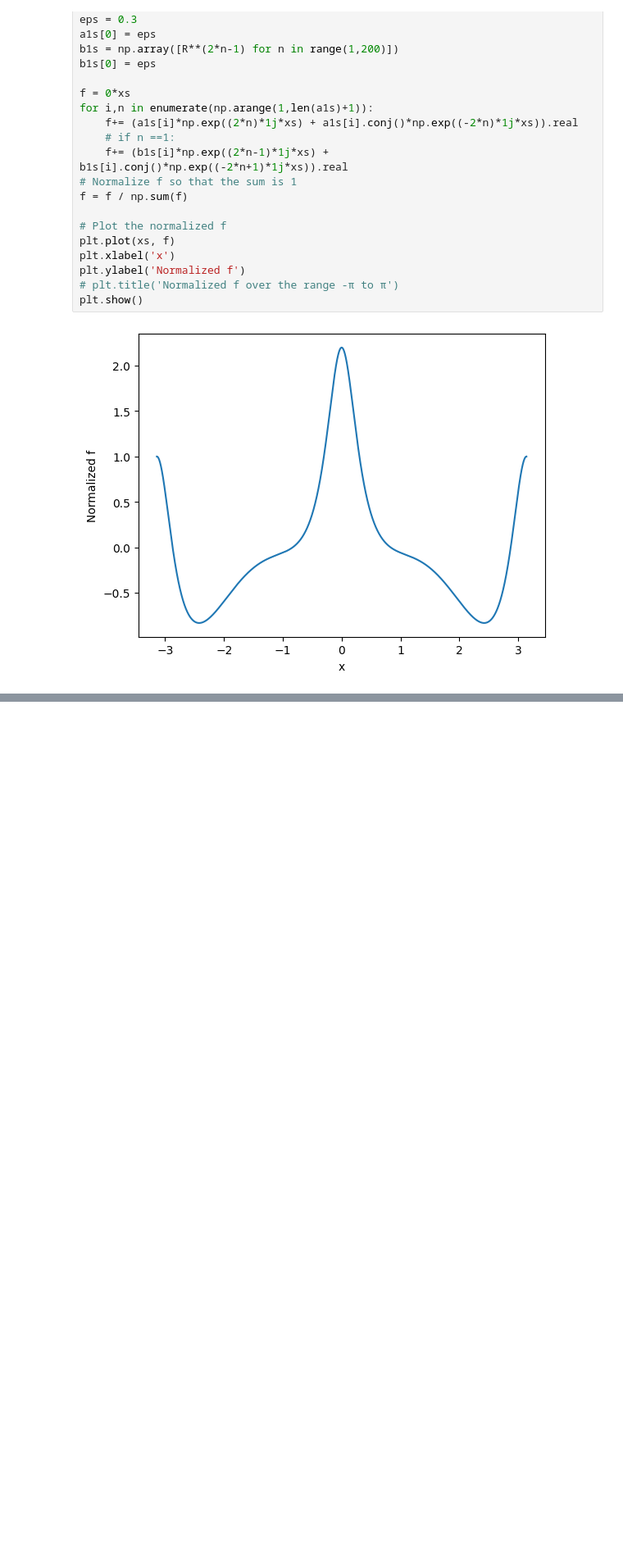
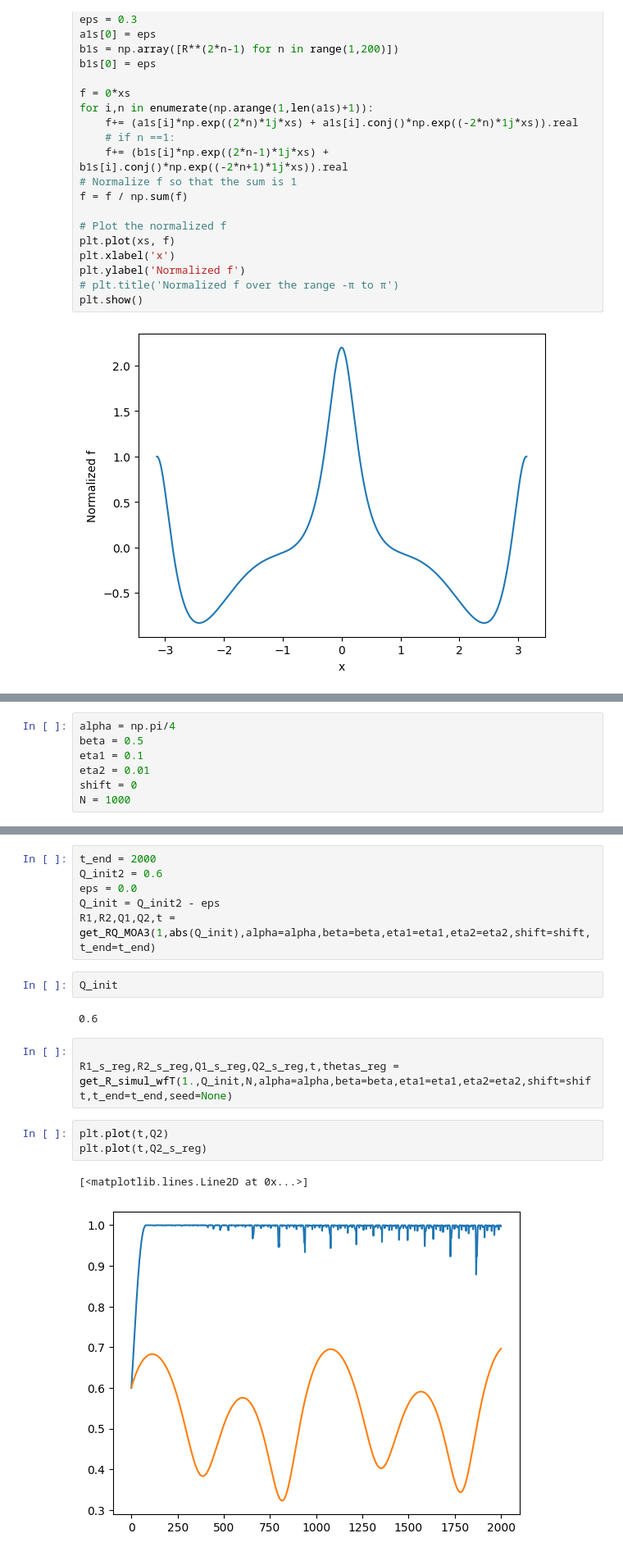
Before and after one commit to Gug-Young/Active_Rotator, a Jupyter notebook: 250123 F with perturbation.ipynb, the cells around one changed output, grey strips where cells are left out. Shown at 82% size. Cells and saved outputs as stored; diff of their text form; blank space fills up the shorter version.

Commit message:
simulation

```diff
--- a/250123 F with perturbation.ipynb
+++ b/250123 F with perturbation.ipynb
@@ -30,0 +42,7 @@ plt.show()
+# %%
+alpha = np.pi/4
+beta = 0.5
+eta1 = 0.1
+eta2 = 0.01
+shift = 0
+N = 1000
@@ -30,0 +57,19 @@ plt.show()
+# %%
+t_end = 2000
+Q_init2 = 0.6
+eps = 0.0
+Q_init = Q_init2 - eps
+R1,R2,Q1,Q2,t = get_RQ_MOA3(1,abs(Q_init),alpha=alpha,beta=beta,eta1=eta1,eta2=eta2,shift=shift,t_end=t_end)
+# %%
+Q_init
+# %% [output]
+0.6
+# %%
+
+R1_s_reg,R2_s_reg,Q1_s_reg,Q2_s_reg,t,thetas_reg = get_R_simul_wfT(1.,Q_init,N,alpha=alpha,beta=beta,eta1=eta1,eta2=eta2,shift=shift,t_end=t_end,seed=None)
+# %%
+plt.plot(t,Q2)
+plt.plot(t,Q2_s_reg)
+# %% [output]
+[<matplotlib.lines.Line2D at 0x...>]
+[figure, added]
```
Also changed, not shown: parts of 7 cells of this notebook, 1 other file.
